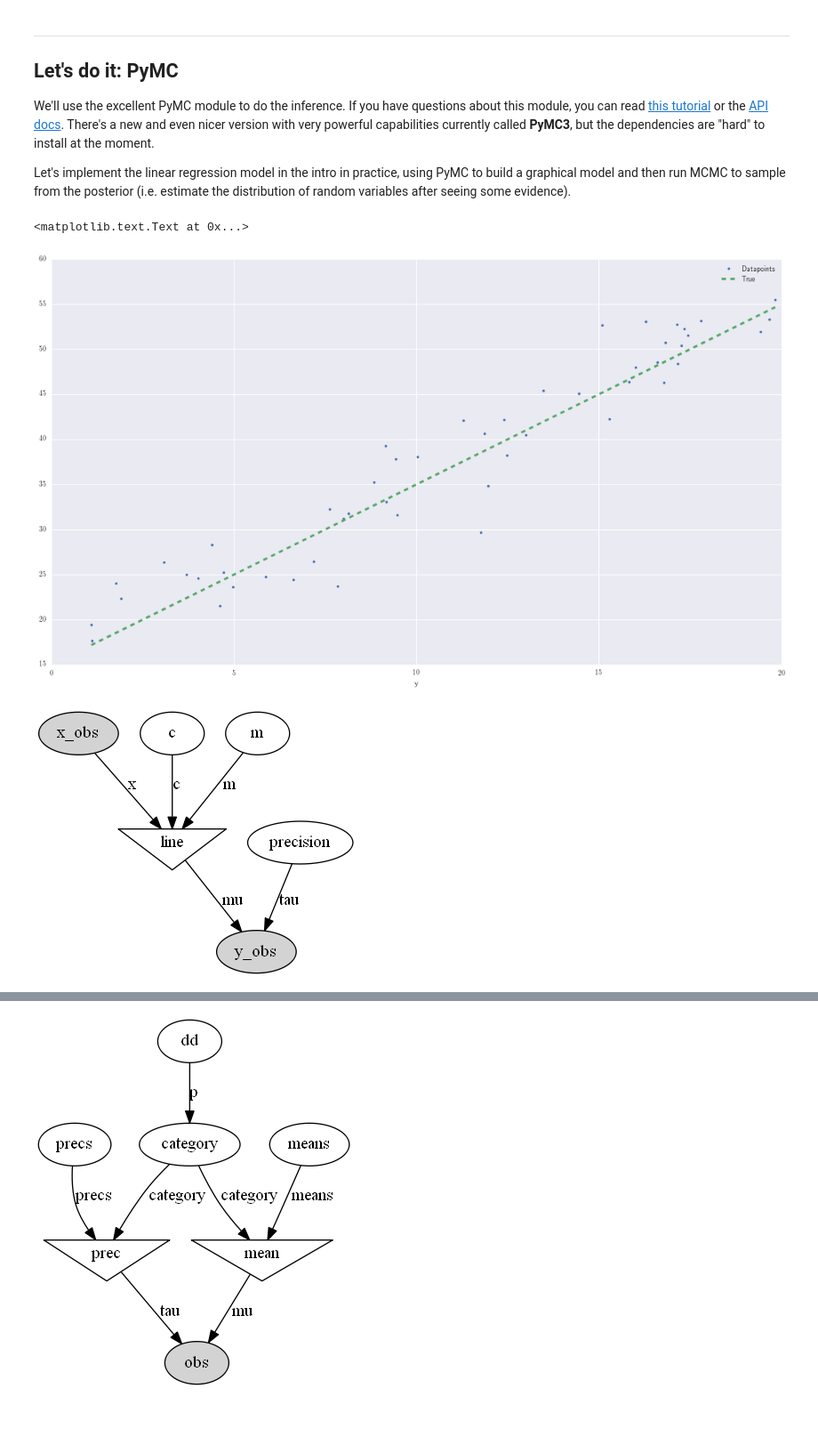
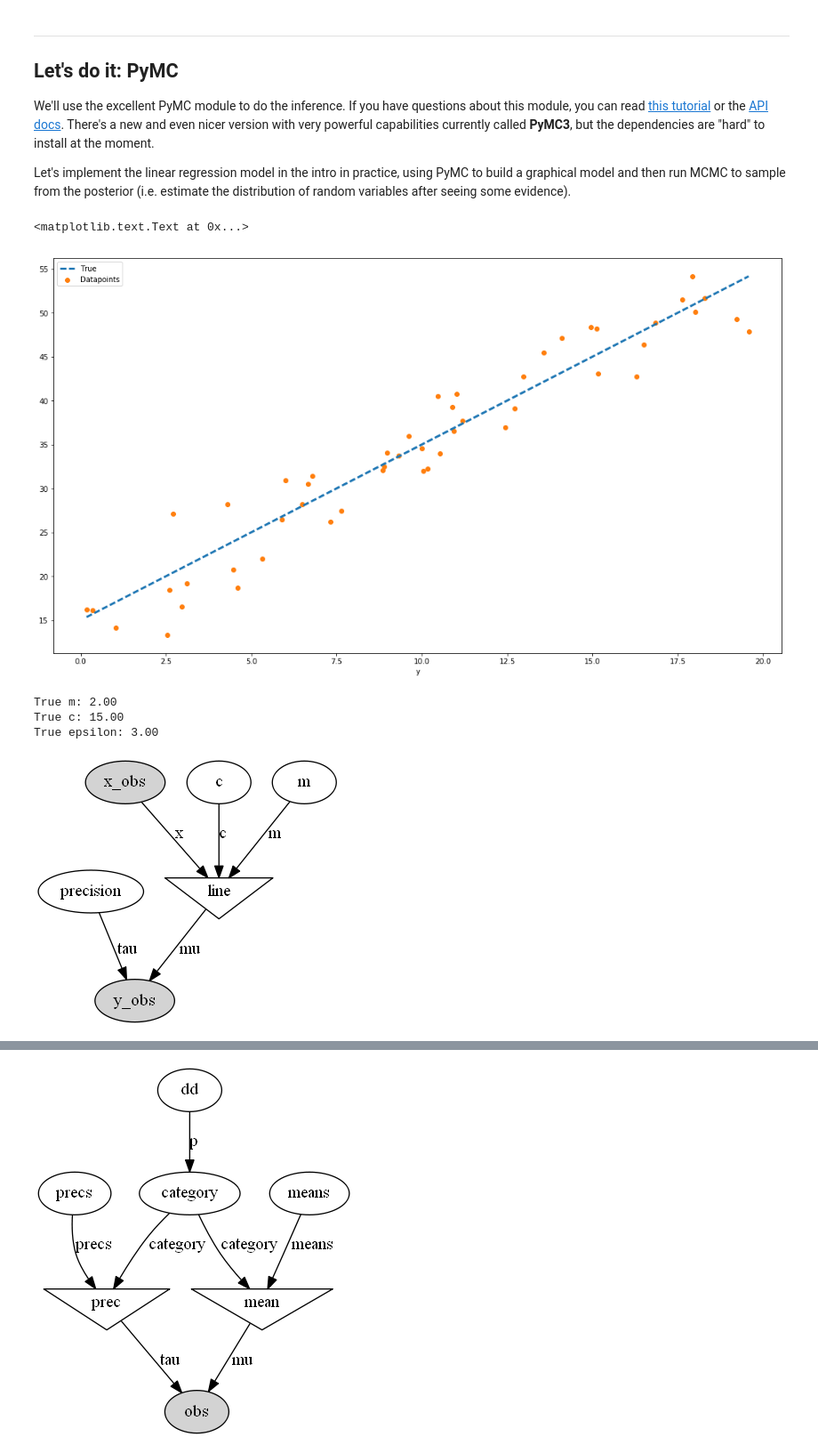
Before and after one commit to johnhw/summerschool2017, a Jupyter notebook: static/static_1.ipynb, the cells around one changed output, grey strips where cells are left out. Shown: that part at 89% size. Drawn from its saved outputs; the diff is of its cells as text; code cells hidden in the pictures; blank space fills up the shorter version.

```diff
--- a/static/static_1.ipynb
+++ b/static/static_1.ipynb
@@ -303,35 +322,43 @@ Let's implement the linear regression model in the intro in practice, using PyMC
 # %%
 ### Bayesian Linear Regression with pymc
 ### We use Monte Carlo sampling to estimate the distribution of a linear function with a normally
 ### distributed error, given some observed data.
 ### Vaguely based on: http://matpalm.com/blog/2012/12/27/dead_simple_pymc/ and http://sabermetricinsights.blogspot.co.uk/2014/05/bayesian-linear-regression-with-pymc.html
 
 ## Utility function to plot the graph of a PyMC model
 def show_dag(model):
     dag = mc.graph.dag(model)
     dag.write("graph.png",format="png")
     from IPython.display import Image
     i = Image(filename='graph.png')
     return i
 
 ## generate data with a known distribution
 ## this will be our "observed" data
 x = np.sort(np.random.uniform(0,20, (50,)))
 m = 2
 c = 15
+epsilon = 3
+# Add on some measurement noise, with std. dev. 3.0
+noise =   np.random.normal(0,epsilon, x.shape)
+y = m * x + c + noise
 
-# Add on some measurement noise, with std. dev. 3.0
-epsilon = data = np.random.normal(0,3, x.shape)
-y = m * x + c + epsilon
-
-plt.plot(x,y, '.', label="Datapoints")
+plt.scatter(x,y, c='C1', label="Datapoints")
 plt.plot(x, m*x+c, '--', lw=3, label="True")
 plt.legend()
 plt.xlabel("x")
 plt.xlabel("y")
 # %% [output]
 <matplotlib.text.Text at 0x...>
-[figure, old version]
+[figure, new version]
+# %%
+print("True m: %.2f"%m)
+print("True c: %.2f"%c)
+print("True epsilon: %.2f"%epsilon)
+# %% [output]
+True m: 2.00
+True c: 15.00
+True epsilon: 3.00
 # %%
 ## Now, set up the PyMC model
 ## specify the prior distribution of the unknown line function variables
@@ -345,8 +372,10 @@ c_unknown = mc.Normal('c', 0, 0.001)
 precision = mc.Uniform('precision', lower=0.001, upper=10.0)
 
 # specify the observed input variable
-# we use a normal distribution, but this has no effect -- the values are fixed and the paramters
-# never updated; this is just a way of transforming x into a variable pymc can work with
+# we use a normal distribution, but this has no effect --
+# the values are fixed and the parameters
+# never updated; this is just a way of transforming x
+# into a variable pymc can work with
 # (it's really a hack)
 x_obs = mc.Normal("x_obs", 0, 1, value=x, observed=True)
 
@@ -354,7 +383,10 @@ x_obs = mc.Normal("x_obs", 0, 1, value=x, observed=True)
 def line(m=m_unknown, c=c_unknown, x=x_obs):
     return x*m+c
 
-# specify the observed output variable (note if use tau instead of sigma, we use the precision paramterisation)
+# specify the observed output variable
+# (note we use tau instead of sigma, the precision paramterisation)
+# note that it is critical to realise we are modelling a stochastic output variable
+# whose *mean* and *variance* we are inferring
 y_obs =  mc.Normal('y_obs', mu=line, tau=precision, value=y, observed=True)
 
 model = mc.Model([m_unknown, c_unknown, precision, x_obs, y_obs])
@@ -362,7 +394,7 @@ model = mc.Model([m_unknown, c_unknown, precision, x_obs, y_obs])
 # display the graphical model
 show_dag(model)
 # %% [output]
-[figure, old version]
+[figure, new version]
 # %%
 # sample from the distribution
 mcmc = mc.MCMC(model)
```
Also changed, not shown: parts of 21 cells of this notebook, 5 other files.
